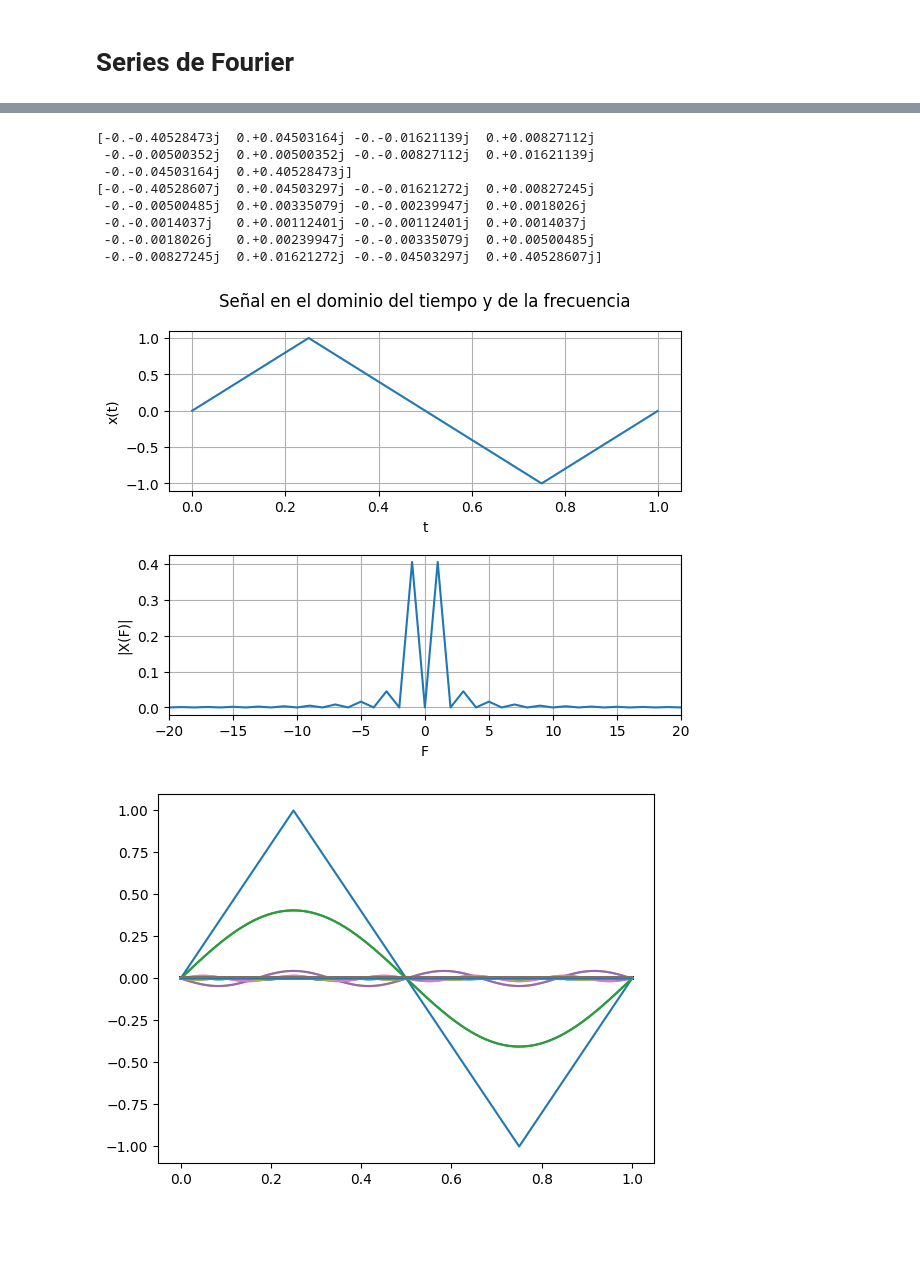
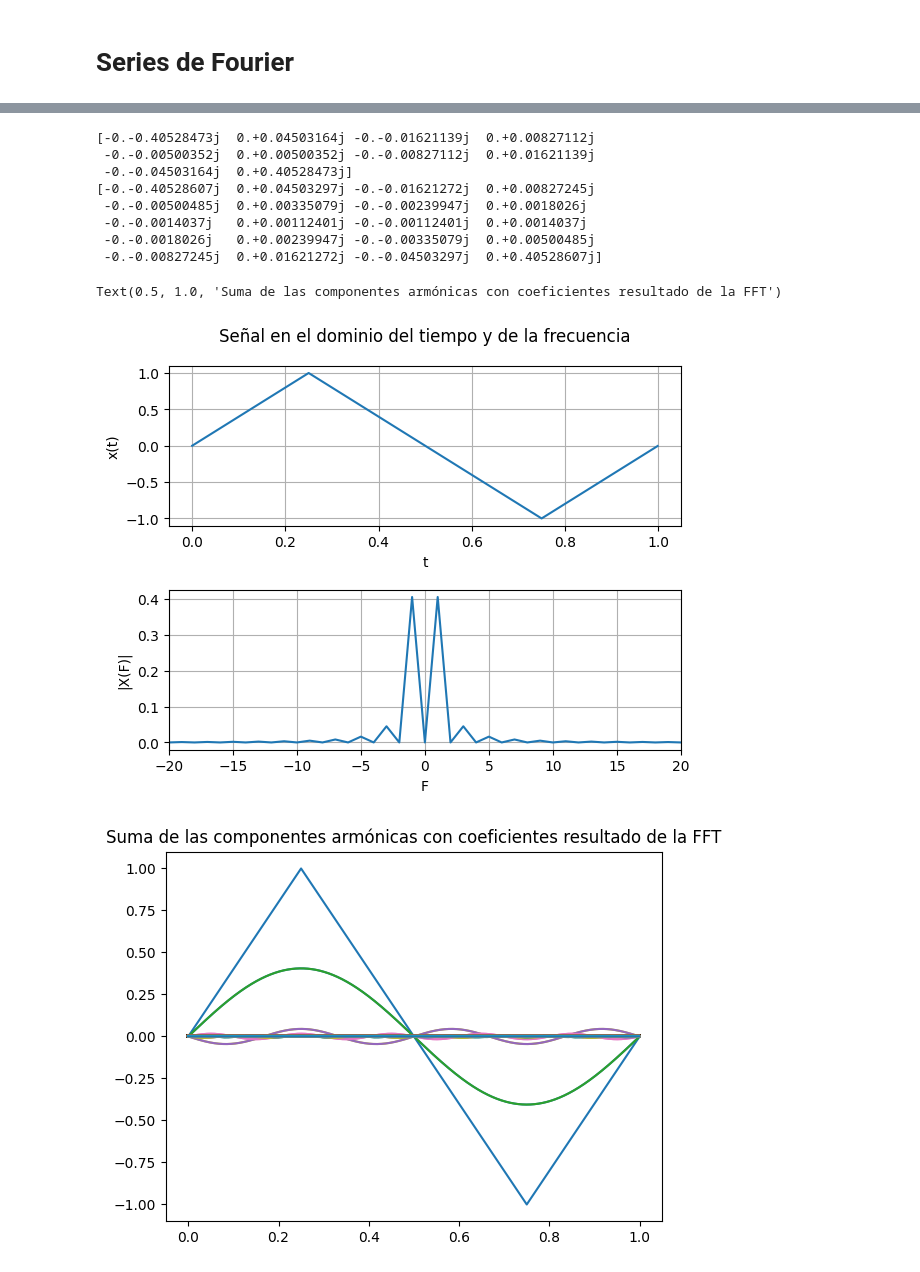
Before and after one commit to andresosorios23/digital_signal_processing, a Jupyter notebook: task_1/task.ipynb, the cells around one changed output, grey strips where cells are left out. Saved outputs shown, nothing was run; the diff lists cells and outputs as text; code cells hidden in the pictures; blank space fills up the shorter version.

```diff
--- a/task_1/task.ipynb
+++ b/task_1/task.ipynb
@@ -469,12 +478,13 @@ plt.plot(t, triangle_signal)
 
 harmonics = []
 coefficients = []
-for k in range(-10,10):
+for k in range(-3,3):
     if k != 0 and k % 2 != 0:
         coefficients.append( 1j*(-1)**k *4 / (np.pi**2 * k**2) * np.sin(k* np.pi/2))
         harmonics.append( 1j*(-1)**k *4 / (np.pi**2 * k**2) * np.sin(k* np.pi/2)*(np.exp(1j * 2 * np.pi * k * t)))
 for harmonic in harmonics:
     plt.plot(t, harmonic)
 plt.plot(t, sum(harmonics))
+plt.title("-3 < k < 3")
 plt.show()
 # %% [output]
@@ -481,0 +516,22 @@ plt.show()
+# %%
+harmonics = []
+coefficients = []
+
+for k in range(-10, 10):
+    if k != 0 and k % 2 != 0:
+        coefficients.append(
+            1j * (-1) ** k * 4 / (np.pi**2 * k**2) * np.sin(k * np.pi / 2)
+        )
+        harmonics.append(
+            1j
+            * (-1) ** k
+            * 4
+            / (np.pi**2 * k**2)
+            * np.sin(k * np.pi / 2)
+            * (np.exp(1j * 2 * np.pi * k * t))
+        )
+for harmonic in harmonics:
+    plt.plot(t, harmonic)
+plt.plot(t, sum(harmonics))
+plt.title("-10 < k < 10")
+plt.show()
@@ -496,31 +560,34 @@ for index, k in enumerate(X):
 
 
 fig, (ax1, ax2) = plt.subplots(2, 1)
 plt.subplots_adjust(left=0.1, bottom=0.1, right=0.9, top=0.9, wspace=0.4, hspace=0.4)
 fig.suptitle("Señal en el dominio del tiempo y de la frecuencia")
 ax1.plot(t, triangle_signal)
 ax1.set_ylabel("x(t)")
 ax1.set_xlabel("t")
 ax1.grid()
 ax2.plot(F, abs(X))
 ax2.set_ylabel("|X(F)|")
 ax2.set_xlabel("F")
 ax2.set_xlim([-20,20])
 ax2.grid()
 
 
 plt.subplots()
+plt.grid()
 plt.plot(t, sum(harmonics))
 for harmonic in harmonics:
     plt.plot(t, harmonic)
+plt.title("Suma de las componentes armónicas con coeficientes resultado de la FFT")
 # %% [output]
 [-0.-0.40528473j  0.+0.04503164j -0.-0.01621139j  0.+0.00827112j
  -0.-0.00500352j  0.+0.00500352j -0.-0.00827112j  0.+0.01621139j
  -0.-0.04503164j  0.+0.40528473j]
 [-0.-0.40528607j  0.+0.04503297j -0.-0.01621272j  0.+0.00827245j
  -0.-0.00500485j  0.+0.00335079j -0.-0.00239947j  0.+0.0018026j
  -0.-0.0014037j   0.+0.00112401j -0.-0.00112401j  0.+0.0014037j
  -0.-0.0018026j   0.+0.00239947j -0.-0.00335079j  0.+0.00500485j
  -0.-0.00827245j  0.+0.01621272j -0.-0.04503297j  0.+0.40528607j]
+Text(0.5, 1.0, 'Suma de las componentes armónicas con coeficientes resultado de la FFT')
 [figure]
-[figure, old version]
+[figure, new version]
```
Also changed, not shown: parts of 25 cells of this notebook.
